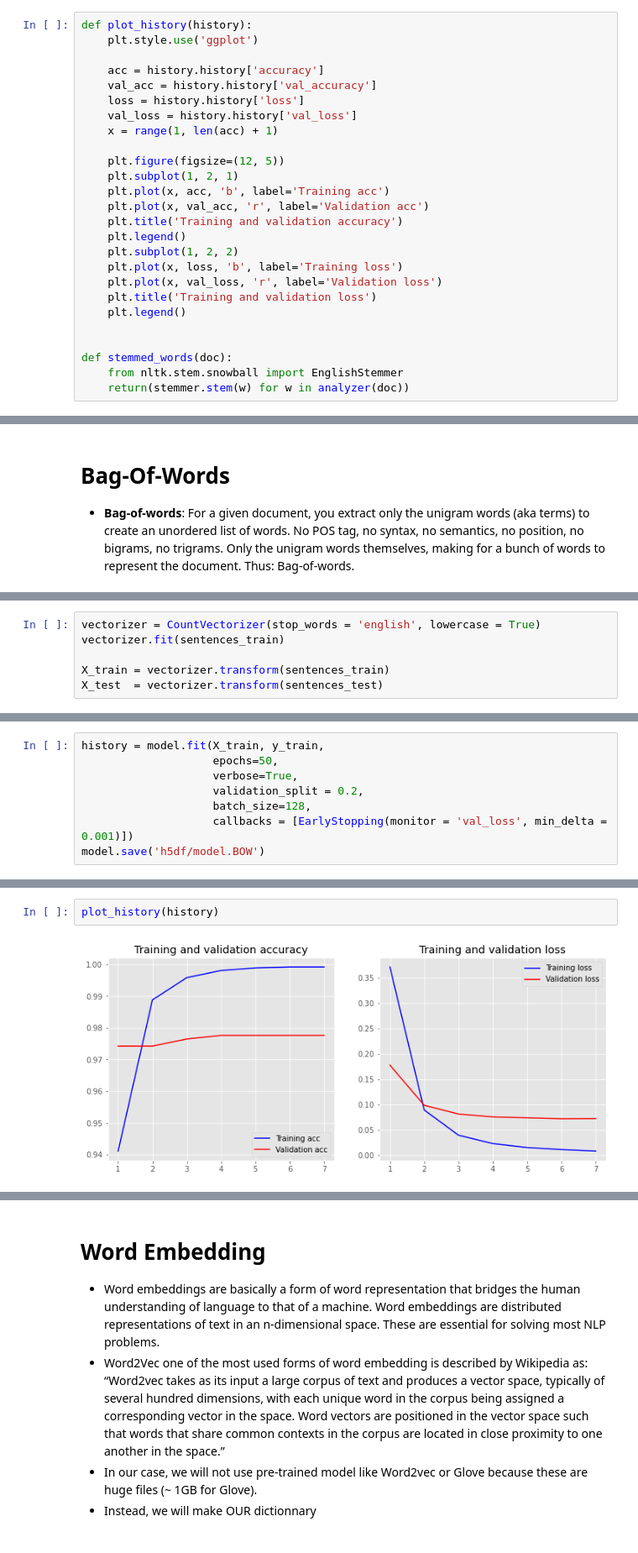
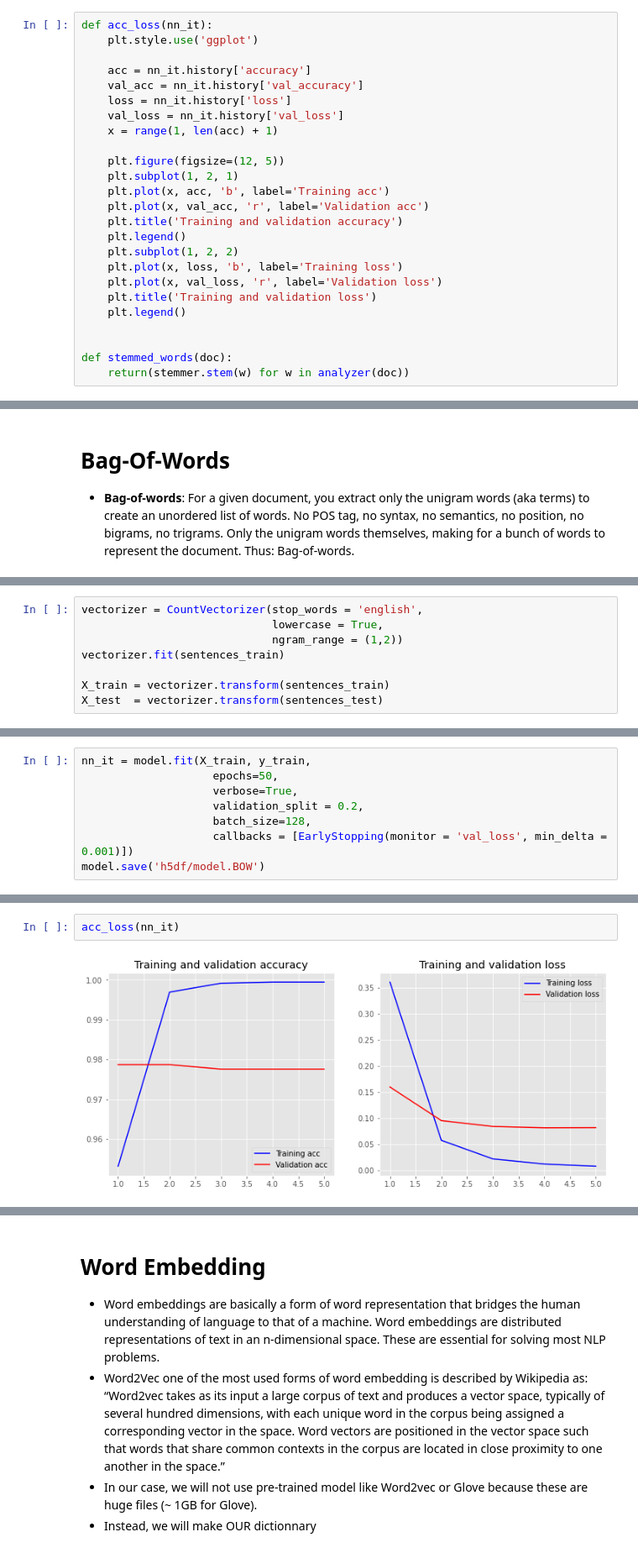
Before and after one commit to kukzec/SpamDetection_NLP, a Jupyter notebook: NLP.ipynb, the cells around one changed output, grey strips where cells are left out. Shown at 84% size. Saved outputs shown, nothing was run; the diff lists cells and outputs as text.

```diff
--- a/NLP.ipynb
+++ b/NLP.ipynb
@@ -57,11 +59,11 @@ Using TensorFlow backend.
 # %%
-def plot_history(history):
+def acc_loss(nn_it):
     plt.style.use('ggplot')
 
-    acc = history.history['accuracy']
-    val_acc = history.history['val_accuracy']
-    loss = history.history['loss']
-    val_loss = history.history['val_loss']
+    acc = nn_it.history['accuracy']
+    val_acc = nn_it.history['val_accuracy']
+    loss = nn_it.history['loss']
+    val_loss = nn_it.history['val_loss']
     x = range(1, len(acc) + 1)
 
     plt.figure(figsize=(12, 5))
@@ -78,7 +80,6 @@ def plot_history(history):
 
 
 def stemmed_words(doc):
-    from nltk.stem.snowball import EnglishStemmer
     return(stemmer.stem(w) for w in analyzer(doc))
 # %% [markdown]
 # Pre-process
@@ -185,5 +261,7 @@ We're good to go !
 # %%
-vectorizer = CountVectorizer(stop_words = 'english', lowercase = True)
+vectorizer = CountVectorizer(stop_words = 'english',
+                             lowercase = True,
+                             ngram_range = (1,2))
 vectorizer.fit(sentences_train)
 
 X_train = vectorizer.transform(sentences_train)
@@ -222,7 +309,7 @@ Trainable params: 1,905,665
 Non-trainable params: 0
 _________________________________________________________________
 # %%
-history = model.fit(X_train, y_train,
+nn_it = model.fit(X_train, y_train,
                     epochs=50,
                     verbose=True,
                     validation_split = 0.2,
@@ -256,7 +339,7 @@ Testing Accuracy:  0.9776
-# %%
-plot_history(history)
-# %% [output]
-[figure, removed]
+# %%
+acc_loss(nn_it)
+# %% [output]
+[figure, added]
 # %% [markdown]
 # Notes:
 * Even though we set 50 epochs, early stopping stopped at 15 epochs.
```
Also changed, not shown: parts of 44 cells of this notebook, 4 other files.
